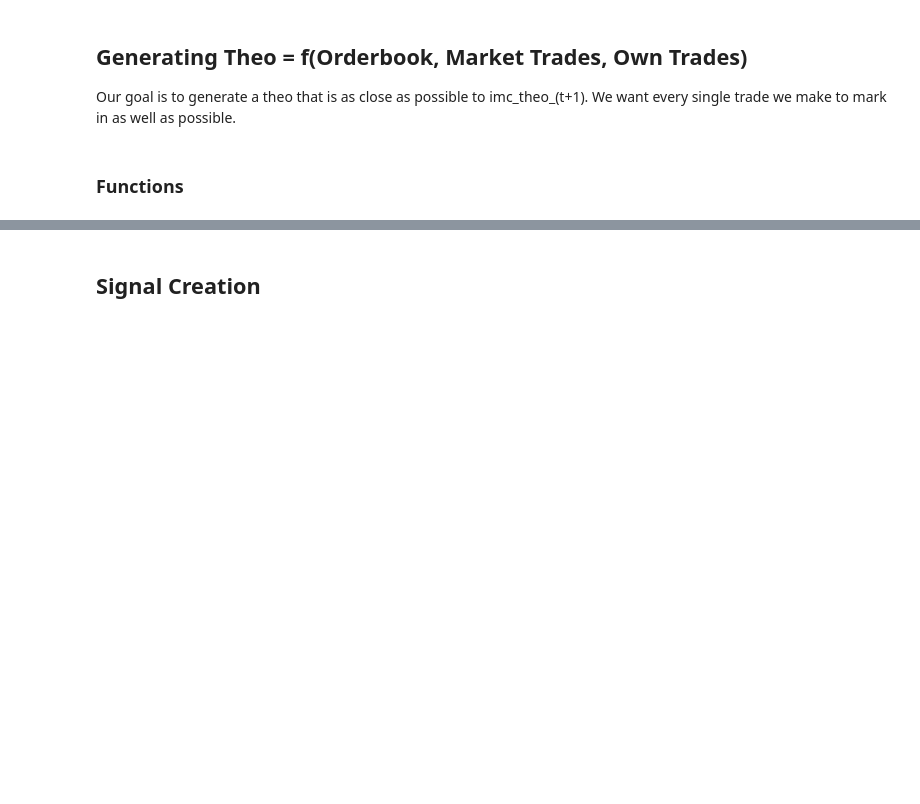
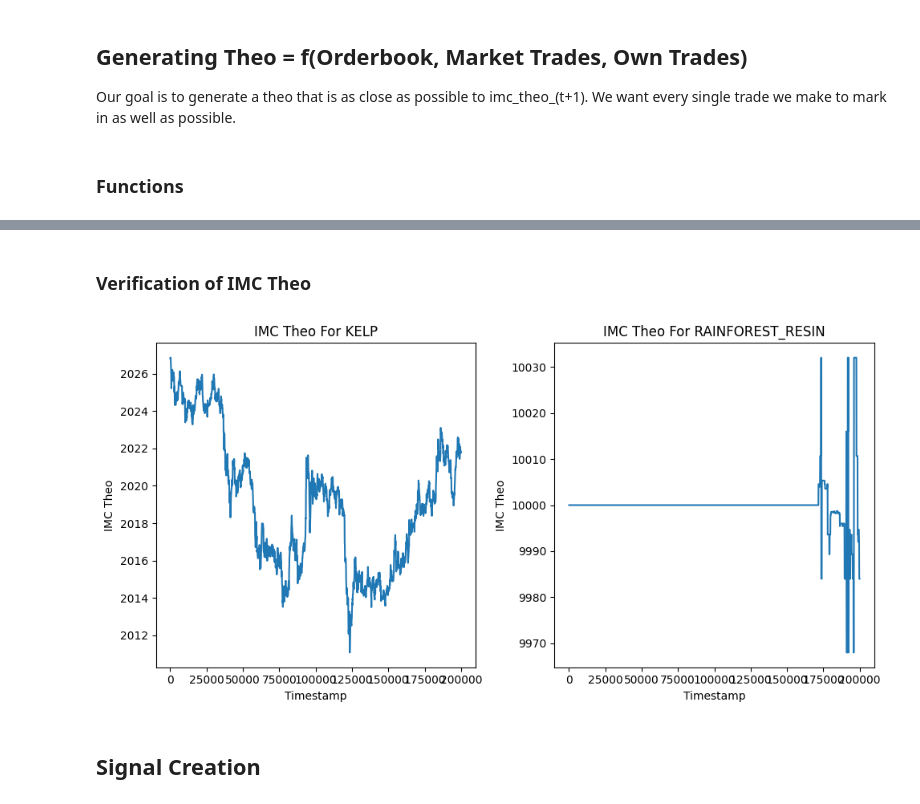
Before and after one commit to Keshav-Shah/IMC-Prosperity-2025-Rice, a Jupyter notebook: model_testing.ipynb, the cells around one changed output, grey strips where cells are left out. Saved outputs shown, nothing was run; the diff lists cells and outputs as text; code cells hidden in the pictures; blank space fills up the shorter version.

```diff
--- a/model_testing.ipynb
+++ b/model_testing.ipynb
@@ -287,6 +296,6 @@ def parse_log_file(file_path):
 
     return sandbox_dicts, market_trade_info_df, own_trade_info_df, trader_orders_df, trader_data_df, position_df, bid_df, ask_df, own_trades_df, market_trades_df,  activities_df, trade_history_df
 # %%
-log_file_path = "C://Users//marco//Downloads//6d902f9a-0384-4028-bd0a-5d7f80eb878c.log"
+log_file_path = "C://Users//marco//Downloads//99cfb63e-8aeb-418c-bf0d-fde1189b5140.log"
 
 sandbox_dicts, market_trade_info_df, own_trade_info_df, trader_orders_df, trader_data_df, position_df, bid_df, ask_df, own_trades_df, market_trades_df,  activities_df, trade_history_df = parse_log_file(log_file_path)
@@ -526,7 +546,7 @@ def compute_predicted_pnl(
 # %%
-def mse_pnl(position_steps, activities_df, own_trades, betas, verbose=False):
+def mse_pnl(merged_df, betas, verbose=False):
 
-    df = compute_predicted_pnl(position_steps, activities_df, own_trades, betas)
+    df = compute_predicted_pnl(merged_df, betas)
 
     if verbose:
         print(betas)
@@ -535,12 +555,10 @@ def mse_pnl(position_steps, activities_df, own_trades, betas, verbose=False):
 
     return df, mse
 # %%
-def objective(betas, position_pnl_df, activities_df, own_trades_df, verbose=False):
+def objective(betas, merged_df, verbose=False):
 
     _, mse_val = mse_pnl(
-        position_pnl_df,
-        activities_df,
-        own_trades_df,
+        merged_df,
         betas,
         verbose=verbose
     )
@@ -572,5 +590,8 @@ for symbol in symbols:
     result_dfs.append(symbol_merged)
 
 position_df = pd.concat(result_dfs, ignore_index=True)
+
+activities_df = activities_df.sort_values(["product", "timestamp"], ascending=[True, True])
+position_df = position_df.sort_values(["product", "timestamp"], ascending=[True, True])
 # %%
 init_guess = (1, 1, 1, 1)
@@ -628,3 +681,24 @@ cleaned_theos_df = pd.concat(cleaned_theos.values(), ignore_index=True)1
+# %% [markdown]
+### Verification of IMC Theo
+# %%
+n_symbols = len(cleaned_theos.keys())
+
+fig, axes = plt.subplots(1, n_symbols, figsize=(5*n_symbols, 5))
+
+if n_symbols == 1:
+    axes = np.array([axes])
+
+for i, symbol in enumerate(cleaned_theos.keys()):
+
+    axes[i].plot(cleaned_theos[symbol]['timestamp'], cleaned_theos[symbol]['imc_theo'])
+    axes[i].set_title(f'IMC Theo For {symbol}')
+    axes[i].set_xlabel('Timestamp')
+    axes[i].set_ylabel('IMC Theo')
+
+plt.tight_layout()
+plt.show()
+# %% [output]
+[figure, added]
 # %% [markdown]
 ## Signal Creation
 # %% [markdown]
```
Also changed, not shown: parts of 18 cells of this notebook, 3 other files.
